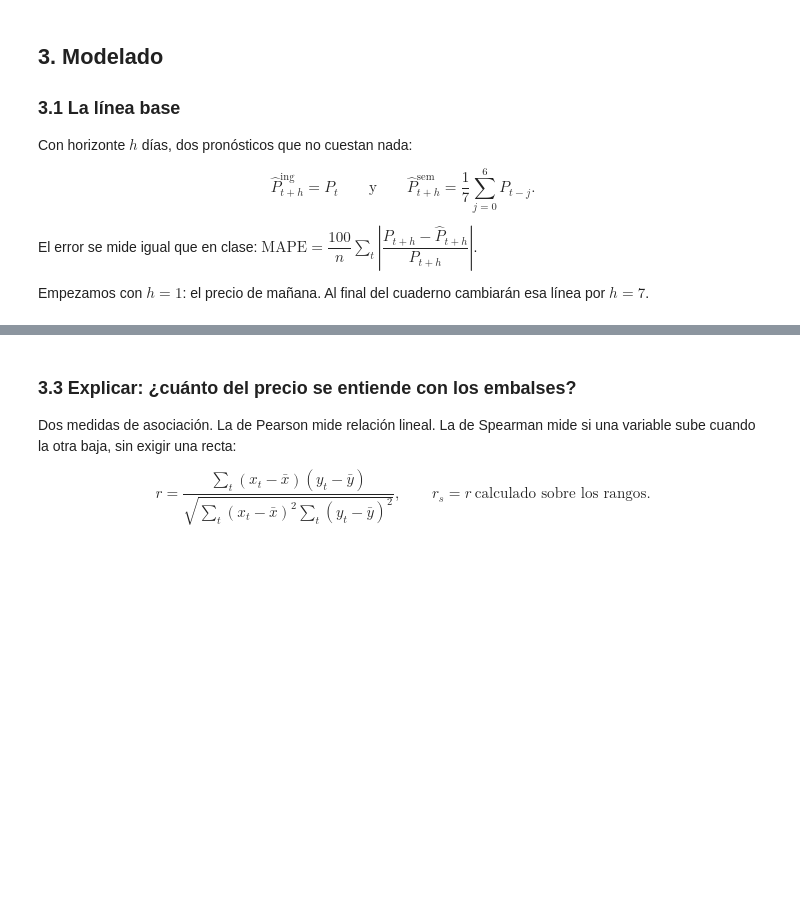
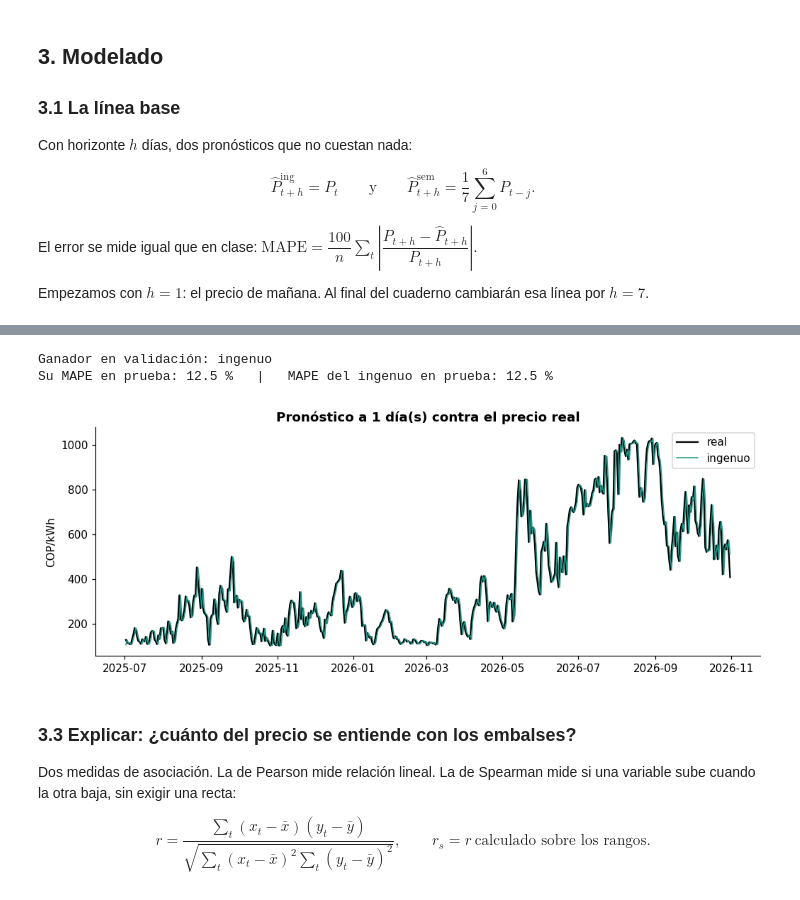
Before and after one commit to hslein/Especializacion_Estadistica, a Jupyter notebook: 01b_el_precio_de_la_luz.ipynb, the cells around one changed output, grey strips where cells are left out. Drawn from its saved outputs; the diff is of its cells as text; code cells hidden in the pictures; blank space fills up the shorter version.

```diff
--- a/01b_el_precio_de_la_luz.ipynb
+++ b/01b_el_precio_de_la_luz.ipynb
@@ -345,16 +358,20 @@ display(todos.sort_values("validación").round(1))
 # %%
-mejor = todos[____].idxmin()                          # HUECO 10: la columna con la que se escoge al ganador
+mejor = todos["validación"].idxmin()                          # HUECO 10: la columna con la que se escoge al ganador
 resumen = todos["prueba"].round(1)
 print(f"Ganador en validación: {mejor}")
 print(f"Su MAPE en prueba: {resumen[mejor]} %   |   MAPE del ingenuo en prueba: {resumen['ingenuo']} %")
 
 fechas = resultado.real.index + pd.Timedelta(days=H)
 plt.figure(figsize=(11, 3.8))
 plt.plot(fechas, resultado.real, color="black", lw=1.5, label="real")
 plt.plot(fechas, resultado.pronosticos["ingenuo"], color="#1B998B", lw=1, label="ingenuo")
 if mejor != "ingenuo":
     plt.plot(fechas, resultado.pronosticos[mejor], color="#D7263D", lw=1, ls="--", label=mejor)
 plt.title(f"Pronóstico a {H} día(s) contra el precio real"); plt.ylabel("COP/kWh"); plt.legend(); plt.show()
+# %% [output]
+Ganador en validación: ingenuo
+Su MAPE en prueba: 12.5 %   |   MAPE del ingenuo en prueba: 12.5 %
+[figure, added]
 # %% [markdown]
 ### 3.3 Explicar: ¿cuánto del precio se entiende con los embalses?
 
```
Also changed, not shown: parts of 9 cells of this notebook.
